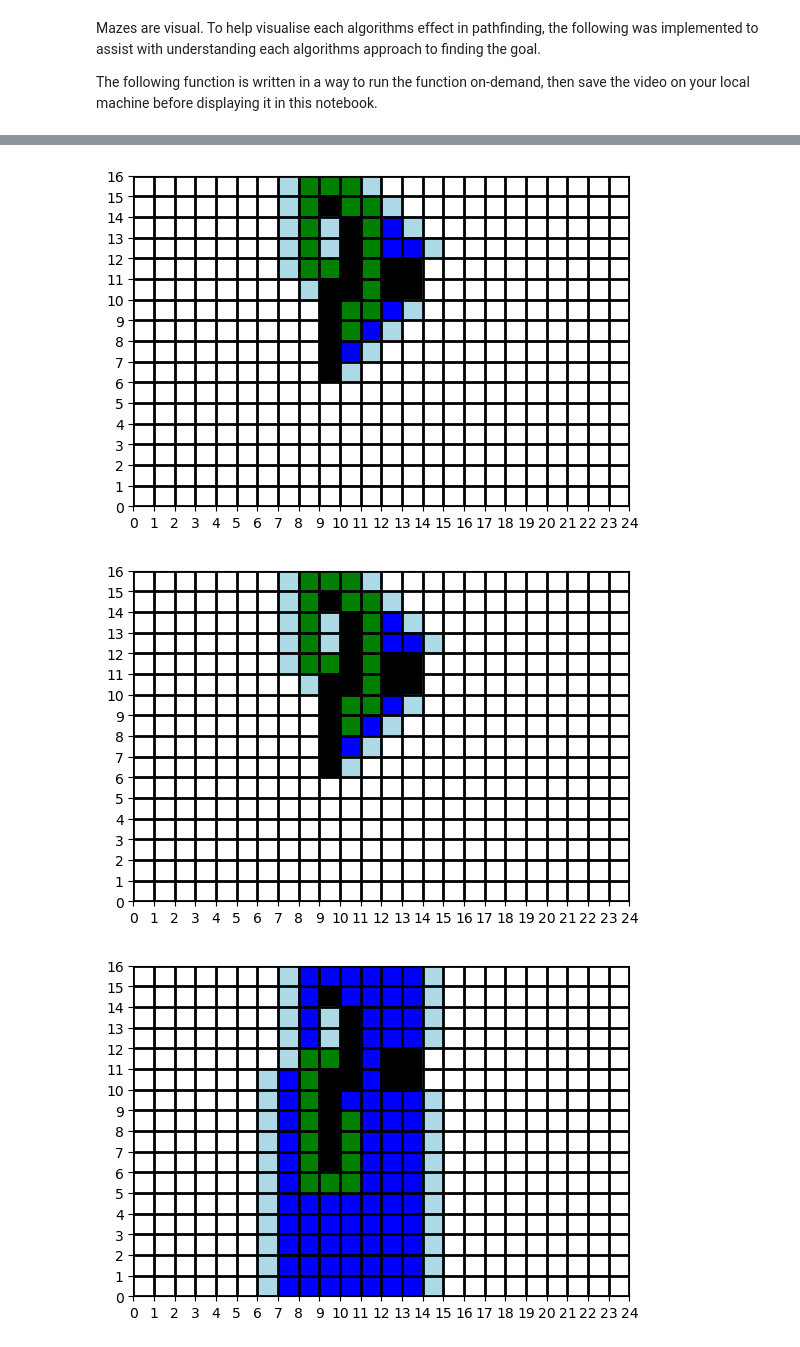
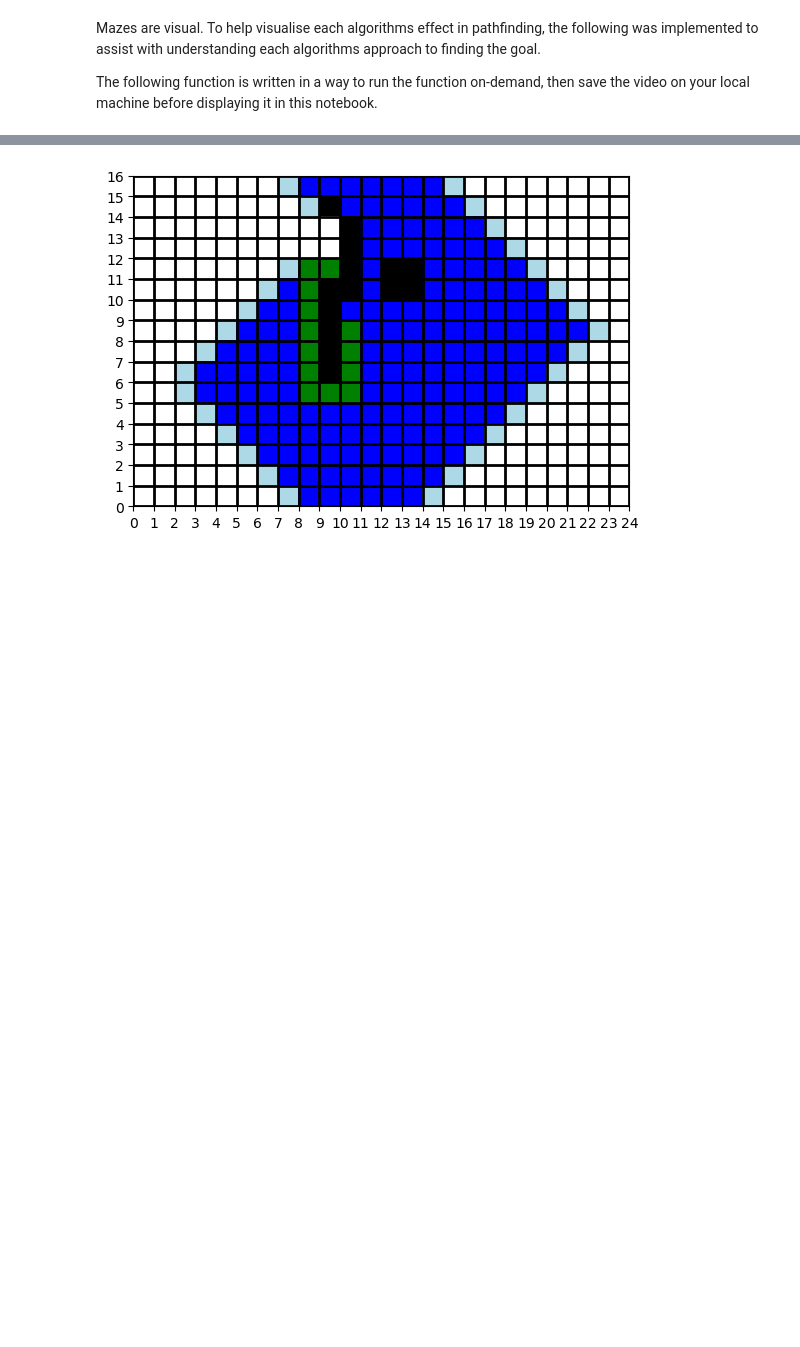
Before and after one commit to AntheaJFW/it5005-assignment-1-grp-39, a Jupyter notebook: Assignment 1 Q1-1.ipynb, the cells around one changed output, grey strips where cells are left out. Drawn from its saved outputs; the diff is of its cells as text; code cells hidden in the pictures; blank space fills up the shorter version.

```diff
--- a/Assignment 1 Q1-1.ipynb
+++ b/Assignment 1 Q1-1.ipynb
@@ -381,20 +381,11 @@ maze = Maze(start_node,
             goal_node,
             boundaries=(16, 24),
             action_cost_map={'LEFT': 10, 'RIGHT': 10, 'UP': 1, 'DOWN': 1},
-            shaded_regions = {(7, 9),
-                              (6, 9),
-                              (10, 12),
-                              (10, 13),
-                              (11, 12),
-                              (10, 9),
-                              (12, 10),
-                              (9, 9),
-                              (13, 10),
-                              (8, 9),
-                              (11, 13),
-                              (10, 10),
-                              (14, 9),
-                              (11, 10)})
+            shaded_regions = {(7, 9),(6, 9),(10, 12),
+                              (10, 13),(11, 12),(10, 9),
+                              (12, 10),(9, 9),(13, 10),
+                              (8, 9),(11, 13),(10, 10),
+                              (14, 9),(11, 10)})
 # %% [markdown]
 ## Analysis of the Algorithms
 
@@ -1207,27 +1189,26 @@ def save_and_view_visualisation(
 # %%
 ALGO_MAP = {
     'Breadth first search': breadth_first_search,
     'Depth first search with cycle check': partial(depth_first_search_with_cycle_check,
                                                    curnode=maze.initial,
                                                    current_frontier_size=0),
     'Iterative deepening search': iterative_deepening_search,
     'Greedy best first search h': gbfs_search_h,
     'Greedy best first search h2': gbfs_search_h2,
     'UCS': uniform_cost_search,
     'A* h': astar_search_h,
     'A* h2': astar_search_h2
 }
 
 # Please input an algorithm name from the map above.
-# save_and_view_visualisation('Breadth first search')
-save_and_view_visualisation('Depth first search with cycle check')
-save_and_view_visualisation('Greedy best first search h')
-save_and_view_visualisation('Greedy best first search h2')
-save_and_view_visualisation('UCS')
-save_and_view_visualisation('A* h')
-save_and_view_visualisation('A* h2')
+save_and_view_visualisation('Breadth first search')
+# save_and_view_visualisation('Depth first search with cycle check')
+# save_and_view_visualisation('Greedy best first search h')
+# save_and_view_visualisation('Greedy best first search h2')
+# save_and_view_visualisation('UCS')
+# save_and_view_visualisation('A* h')
+# save_and_view_visualisation('A* h2')
+# save_and_view_visualisation('Depth first search with cycle check')
 # %% [output]
 [interactive output not drawn]
-[figure, old version]
+[figure, new version]
-[figure, removed]
-[figure, removed]
```
Also changed, not shown: parts of 10 cells of this notebook.
